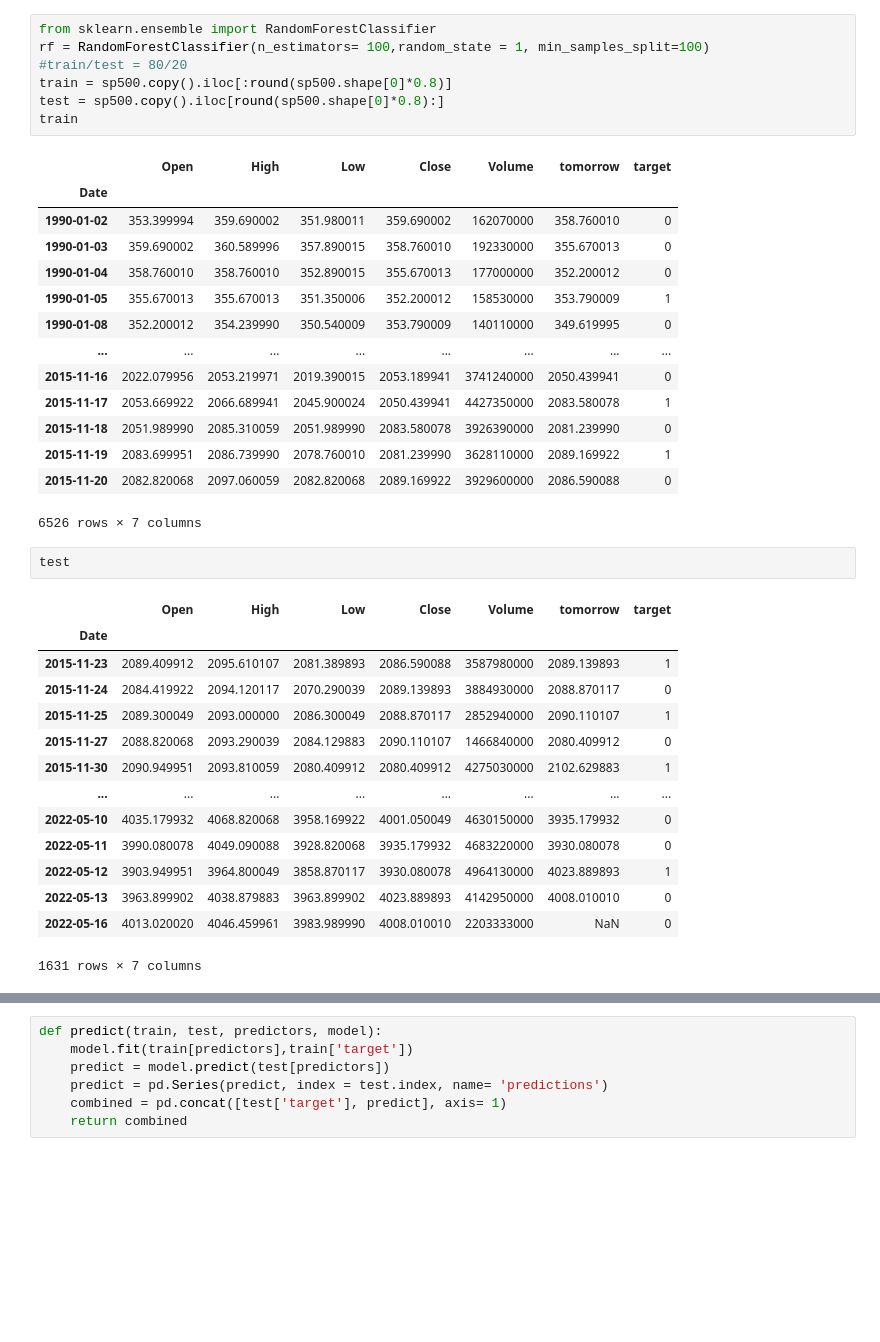
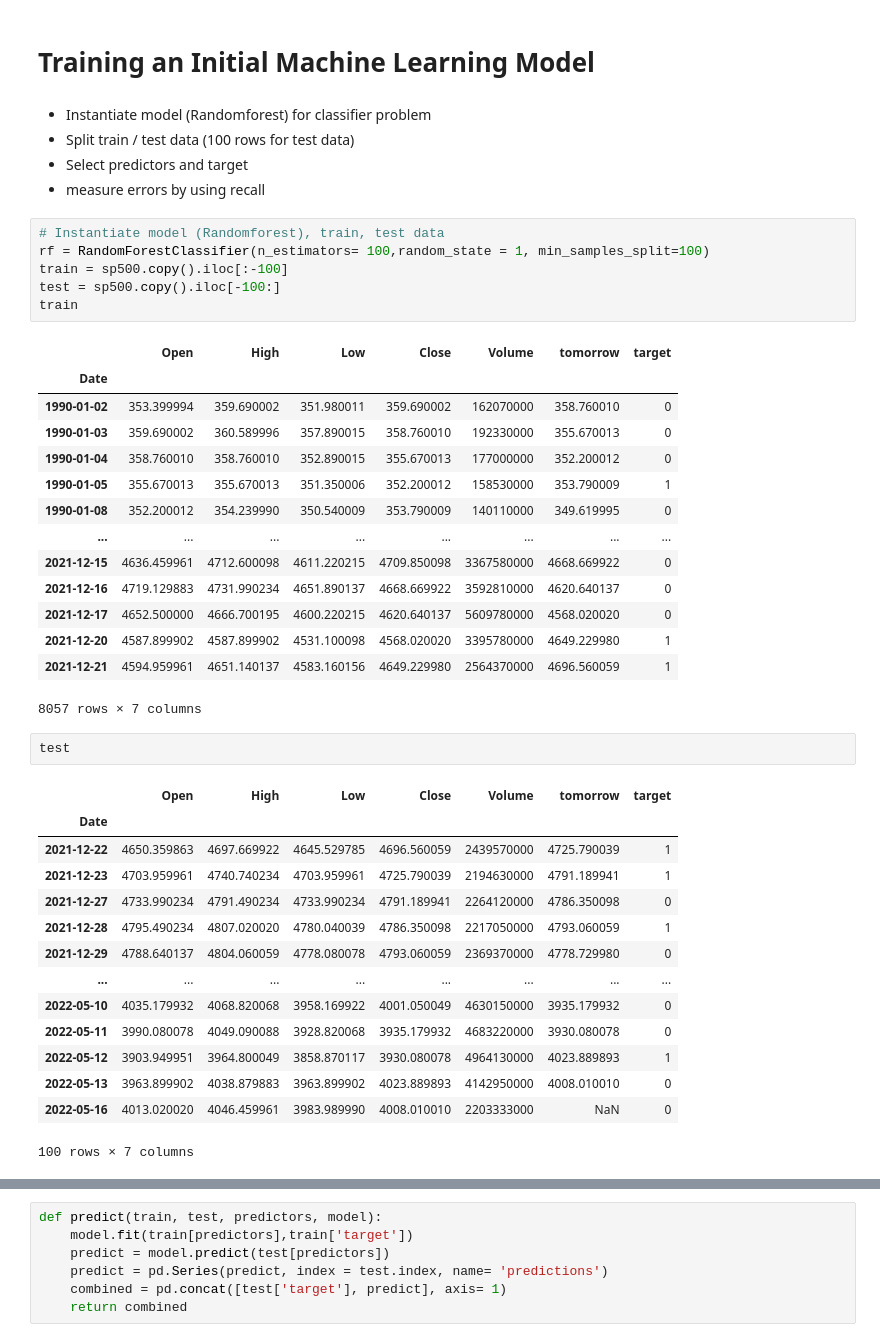
Before and after one commit to Krittapad12348/Predict_Stock_Market, a Jupyter notebook: Basics.ipynb, the cells around one changed output, grey strips where cells are left out. Saved outputs shown, nothing was run; the diff lists cells and outputs as text; blank space fills up the shorter version.

```diff
--- a/Basics.ipynb
+++ b/Basics.ipynb
@@ -121,43 +165,49 @@ sp500
 | 2022-05-13 | 3963.899902 | 4038.879883 | 3963.899902 | 4023.889893 | 4142950000 | 4008.010010 | 0 |
 | 2022-05-16 | 4013.020020 | 4046.459961 | 3983.989990 | 4008.010010 | 2203333000 | NaN | 0 |
 8157 rows × 7 columns
+# %% [markdown]
+# Training an Initial Machine Learning Model
+# %% [markdown]
+- Instantiate model (Randomforest) for classifier problem
+- Split train / test data (100 rows for test data)
+- Select predictors and target
+- measure errors by using recall
 # %%
-from sklearn.ensemble import RandomForestClassifier
+# Instantiate model (Randomforest), train, test data
 rf = RandomForestClassifier(n_estimators= 100,random_state = 1, min_samples_split=100)
-#train/test = 80/20
-train = sp500.copy().iloc[:round(sp500.shape[0]*0.8)]
-test = sp500.copy().iloc[round(sp500.shape[0]*0.8):]
+train = sp500.copy().iloc[:-100]
+test = sp500.copy().iloc[-100:]
 train
 # %% [output]
 |  | Open | High | Low | Close | Volume | tomorrow | target |
 | Date |  |  |  |  |  |  |  |
 | 1990-01-02 | 353.399994 | 359.690002 | 351.980011 | 359.690002 | 162070000 | 358.760010 | 0 |
 | 1990-01-03 | 359.690002 | 360.589996 | 357.890015 | 358.760010 | 192330000 | 355.670013 | 0 |
 | 1990-01-04 | 358.760010 | 358.760010 | 352.890015 | 355.670013 | 177000000 | 352.200012 | 0 |
 | 1990-01-05 | 355.670013 | 355.670013 | 351.350006 | 352.200012 | 158530000 | 353.790009 | 1 |
 | 1990-01-08 | 352.200012 | 354.239990 | 350.540009 | 353.790009 | 140110000 | 349.619995 | 0 |
 | ... | ... | ... | ... | ... | ... | ... | ... |
-| 2015-11-16 | 2022.079956 | 2053.219971 | 2019.390015 | 2053.189941 | 3741240000 | 2050.439941 | 0 |
-| 2015-11-17 | 2053.669922 | 2066.689941 | 2045.900024 | 2050.439941 | 4427350000 | 2083.580078 | 1 |
-| 2015-11-18 | 2051.989990 | 2085.310059 | 2051.989990 | 2083.580078 | 3926390000 | 2081.239990 | 0 |
-| 2015-11-19 | 2083.699951 | 2086.739990 | 2078.760010 | 2081.239990 | 3628110000 | 2089.169922 | 1 |
-| 2015-11-20 | 2082.820068 | 2097.060059 | 2082.820068 | 2089.169922 | 3929600000 | 2086.590088 | 0 |
+| 2021-12-15 | 4636.459961 | 4712.600098 | 4611.220215 | 4709.850098 | 3367580000 | 4668.669922 | 0 |
+| 2021-12-16 | 4719.129883 | 4731.990234 | 4651.890137 | 4668.669922 | 3592810000 | 4620.640137 | 0 |
+| 2021-12-17 | 4652.500000 | 4666.700195 | 4600.220215 | 4620.640137 | 5609780000 | 4568.020020 | 0 |
+| 2021-12-20 | 4587.899902 | 4587.899902 | 4531.100098 | 4568.020020 | 3395780000 | 4649.229980 | 1 |
+| 2021-12-21 | 4594.959961 | 4651.140137 | 4583.160156 | 4649.229980 | 2564370000 | 4696.560059 | 1 |
-6526 rows × 7 columns
+8057 rows × 7 columns
 # %%
 test
 # %% [output]
 |  | Open | High | Low | Close | Volume | tomorrow | target |
 | Date |  |  |  |  |  |  |  |
-| 2015-11-23 | 2089.409912 | 2095.610107 | 2081.389893 | 2086.590088 | 3587980000 | 2089.139893 | 1 |
-| 2015-11-24 | 2084.419922 | 2094.120117 | 2070.290039 | 2089.139893 | 3884930000 | 2088.870117 | 0 |
-| 2015-11-25 | 2089.300049 | 2093.000000 | 2086.300049 | 2088.870117 | 2852940000 | 2090.110107 | 1 |
-| 2015-11-27 | 2088.820068 | 2093.290039 | 2084.129883 | 2090.110107 | 1466840000 | 2080.409912 | 0 |
-| 2015-11-30 | 2090.949951 | 2093.810059 | 2080.409912 | 2080.409912 | 4275030000 | 2102.629883 | 1 |
+| 2021-12-22 | 4650.359863 | 4697.669922 | 4645.529785 | 4696.560059 | 2439570000 | 4725.790039 | 1 |
+| 2021-12-23 | 4703.959961 | 4740.740234 | 4703.959961 | 4725.790039 | 2194630000 | 4791.189941 | 1 |
+| 2021-12-27 | 4733.990234 | 4791.490234 | 4733.990234 | 4791.189941 | 2264120000 | 4786.350098 | 0 |
+| 2021-12-28 | 4795.490234 | 4807.020020 | 4780.040039 | 4786.350098 | 2217050000 | 4793.060059 | 1 |
+| 2021-12-29 | 4788.640137 | 4804.060059 | 4778.080078 | 4793.060059 | 2369370000 | 4778.729980 | 0 |
 | ... | ... | ... | ... | ... | ... | ... | ... |
 | 2022-05-10 | 4035.179932 | 4068.820068 | 3958.169922 | 4001.050049 | 4630150000 | 3935.179932 | 0 |
 | 2022-05-11 | 3990.080078 | 4049.090088 | 3928.820068 | 3935.179932 | 4683220000 | 3930.080078 | 0 |
 | 2022-05-12 | 3903.949951 | 3964.800049 | 3858.870117 | 3930.080078 | 4964130000 | 4023.889893 | 1 |
 | 2022-05-13 | 3963.899902 | 4038.879883 | 3963.899902 | 4023.889893 | 4142950000 | 4008.010010 | 0 |
 | 2022-05-16 | 4013.020020 | 4046.459961 | 3983.989990 | 4008.010010 | 2203333000 | NaN | 0 |
-1631 rows × 7 columns
+100 rows × 7 columns
 # %%
```
Also changed, not shown: parts of 42 cells of this notebook.
